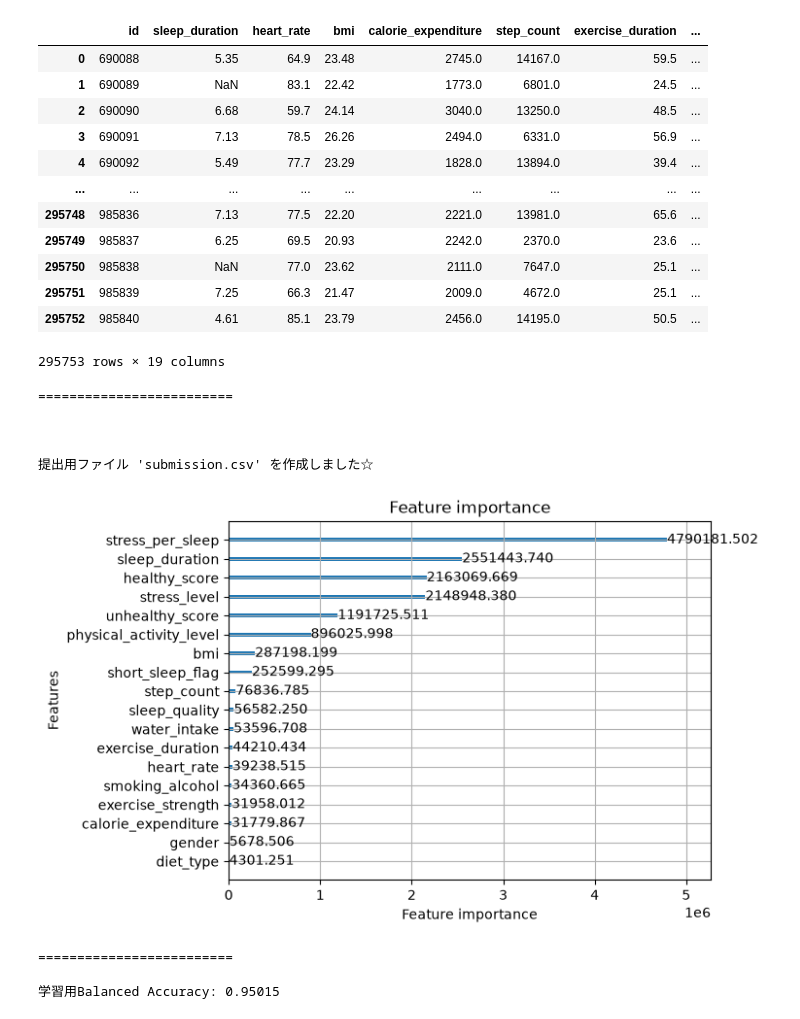
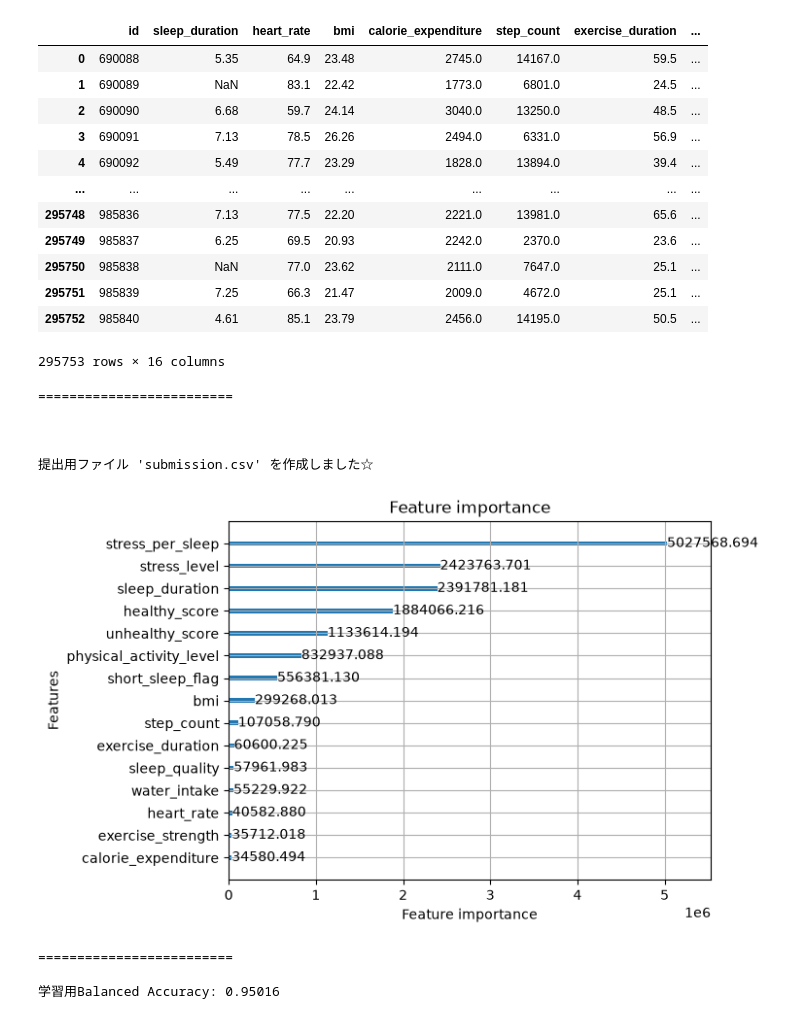
Before and after one commit to kenkenkengo0421/Predicting-Student-Health-Risk, a Jupyter notebook: main.ipynb, the cells around one changed output. Drawn from its saved outputs; the diff is of its cells as text; code cells hidden in the pictures.

```diff
--- a/main.ipynb
+++ b/main.ipynb
@@ -110,9 +111,9 @@ def df_Data_Cleansing(df):
     # 不要な特徴量をまとめて削除
     drop_cols = [
         'stress_level_num',  # 計算用の一時データ（重複）
-       # 'diet_type',
-       # 'gender',
-       # 'smoking_alcohol',
+        'diet_type',
+        'gender',
+        'smoking_alcohol',
     ]
     df = df.drop(columns=drop_cols, errors='ignore')
 
@@ -152,7 +153,7 @@ df_test
 | 295750 | 985838 | NaN | 77.0 | 23.62 | 2111.0 | 7647.0 | 25.1 | ... |
 | 295751 | 985839 | 7.25 | 66.3 | 21.47 | 2009.0 | 4672.0 | 25.1 | ... |
 | 295752 | 985840 | 4.61 | 85.1 | 23.79 | 2456.0 | 14195.0 | 50.5 | ... |
-295753 rows × 19 columns
+295753 rows × 16 columns
 # %%
 #特徴量(X)とターゲット(y)の分割
 X = df.drop(['id', 'health_condition'], axis=1)
@@ -168,12 +169,12 @@ model = lgb.LGBMClassifier(
     class_weight='balanced',
     random_state=42,
     n_estimators=1000,
-    learning_rate=0.03644606592256244,
-    num_leaves=24,
+    learning_rate=0.035713560370948735,
+    num_leaves=86,
     max_depth=4,
-    min_child_samples=66,
-    subsample=0.784240004466416,
-    colsample_bytree=0.6914402619376562
+    min_child_samples=10,
+    subsample=0.8169256013051673,
+    colsample_bytree=0.6381386148722236
 )
 
 model.fit(X, y_encoded)
@@ -208,39 +209,39 @@ print("""=========================
 # %%
 from sklearn.model_selection import train_test_split
 from sklearn.metrics import balanced_accuracy_score
 
 # 学習データを8:2に分割
 X_train, X_valid, y_train, y_valid = train_test_split(X, y_encoded, test_size=0.2, random_state=42)
 
 # モデルの学習
 model = lgb.LGBMClassifier(
     verbose=-1,
     class_weight='balanced',
     random_state=42,
     n_estimators=1000,
-    learning_rate=0.03644606592256244,
-    num_leaves=24,
+    learning_rate=0.035713560370948735,
+    num_leaves=86,
     max_depth=4,
-    min_child_samples=66,
-    subsample=0.784240004466416,
-    colsample_bytree=0.6914402619376562
+    min_child_samples=10,
+    subsample=0.8169256013051673,
+    colsample_bytree=0.6381386148722236
 )
 model.fit(X_train, y_train)
 
 lgb.plot_importance(model, max_num_features=20, importance_type='gain')
 plt.show()
 
 # 手元のデータで予測してスコアを計算
 valid_preds = model.predict(X_valid)
 score = balanced_accuracy_score(y_valid, valid_preds)
 
 print(f"""=========================
 
 学習用Balanced Accuracy: {score:.5f}
 
 """)
 # %% [output]
-[figure, old version]
+[figure, new version]
 =========================
 
-学習用Balanced Accuracy: 0.95015
+学習用Balanced Accuracy: 0.95016
```
Also changed, not shown: parts of 2 cells of this notebook, 3 other files.
